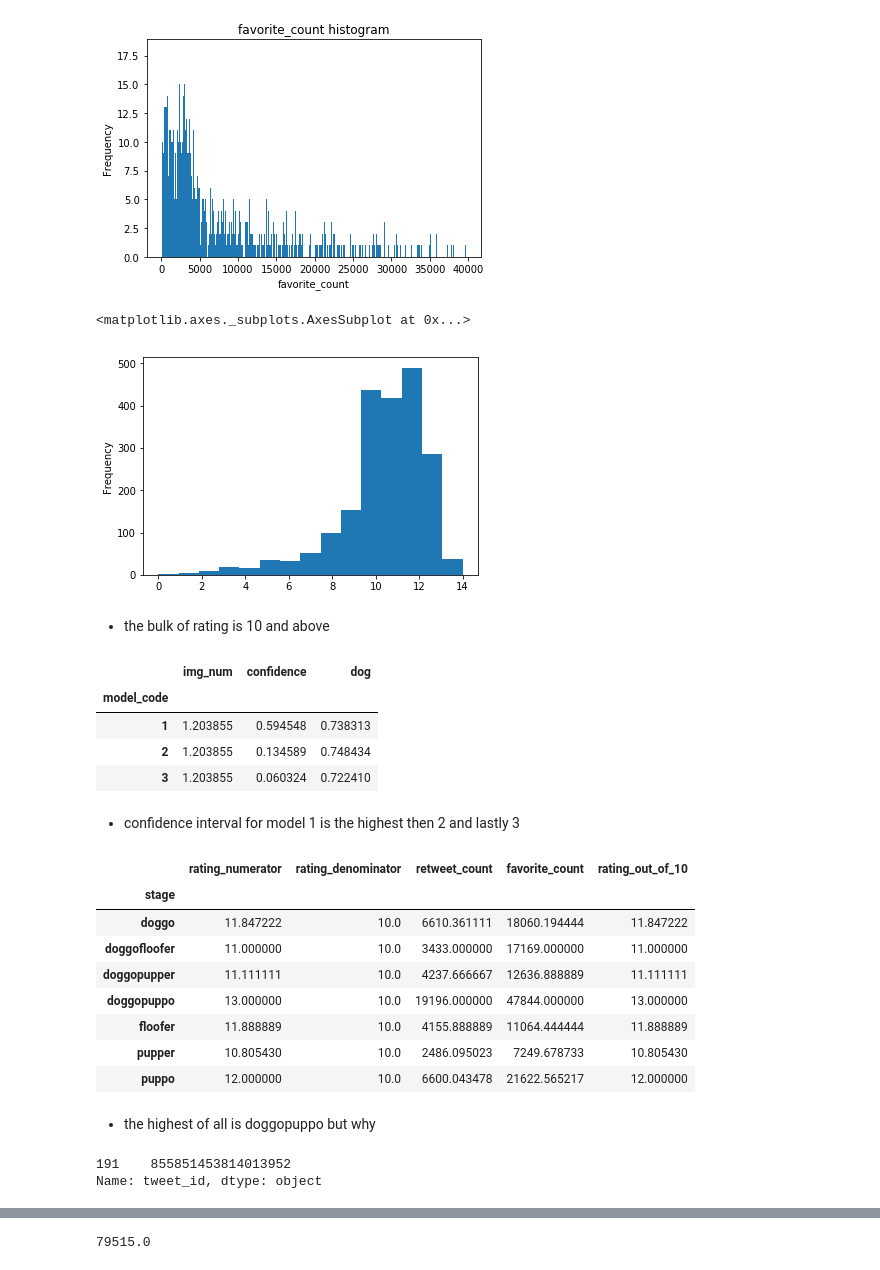
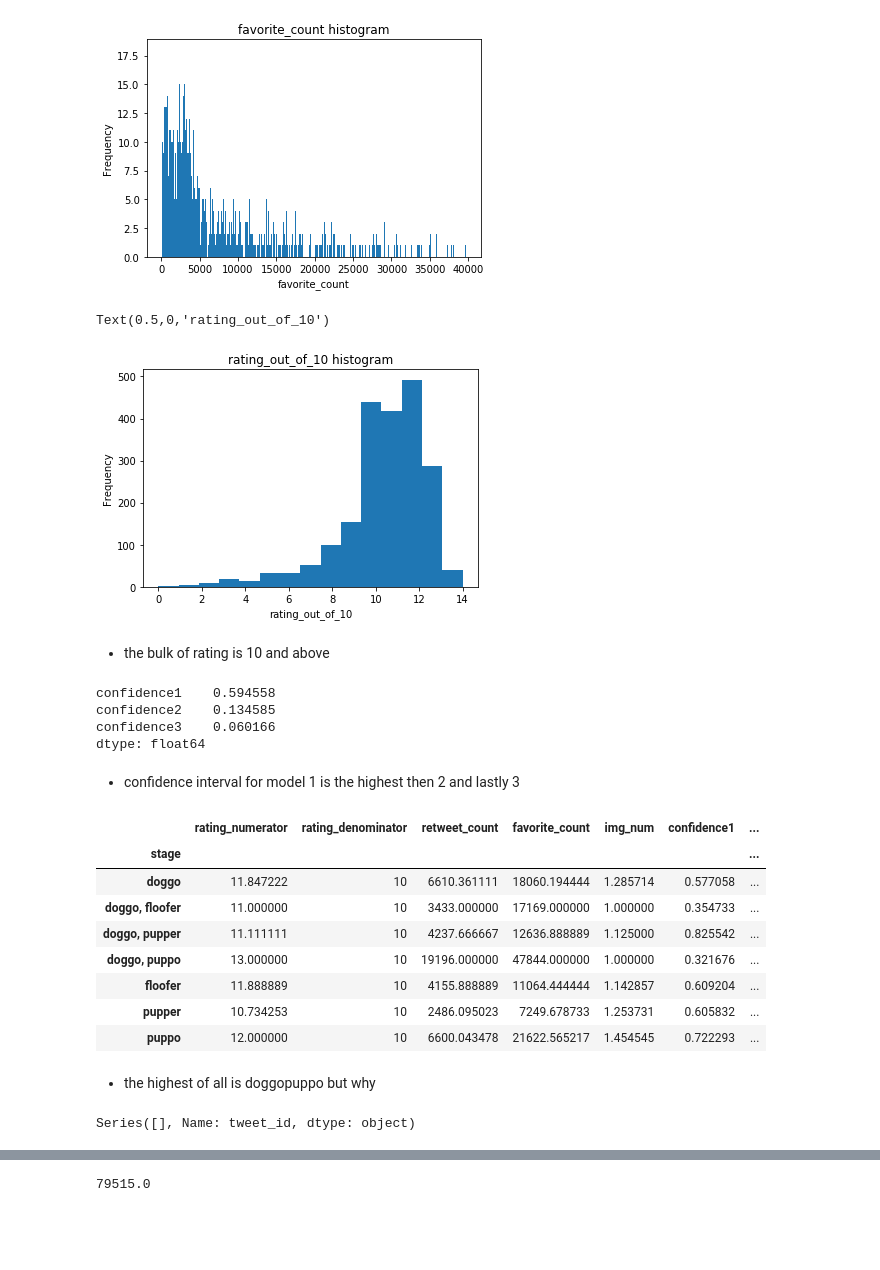
Before and after one commit to ahmed-mahmood-hanafy/wrangle_act, a Jupyter notebook: wrangle_act.ipynb, the cells around one changed output, grey strips where cells are left out. Drawn from its saved outputs; the diff is of its cells as text; code cells hidden in the pictures; blank space fills up the shorter version.

```diff
--- a/wrangle_act.ipynb
+++ b/wrangle_act.ipynb
@@ -477,0 +500,4 @@ some dogs have more than category may be it is a mistake but i will keep it for
+# %%
+twitter_archive_clean.stage.replace('doggopupper','doggo, pupper',inplace= True)
+twitter_archive_clean.stage.replace('doggofloofer','doggo, floofer',inplace= True)
+twitter_archive_clean.stage.replace('doggopuppo','doggo, puppo',inplace= True)
@@ -610,0 +695,2 @@ twitter_archive_clean.head()
+# %%
+twitter_archive_clean= pd.merge(twitter_archive_clean,image_predictions_clean,on = 'tweet_id',how='outer')
@@ -692,0 +836,2 @@ sound that it not worth it and alot of the lost urls were for retweets or replie
+# %%
+twitter_archive_clean.loc[twitter_archive_clean.text.str.contains(r"(\d+\.\d*\/\d+)"),'rating_numerator'] = twitter_archive_clean.text.str.extract(r"(\d+\.\d*)",expand= False)
@@ -692,0 +874,2 @@ sound that it not worth it and alot of the lost urls were for retweets or replie
+# %%
+twitter_archive_clean.rating_numerator = twitter_archive_clean.rating_numerator.astype('float')
@@ -941,40 +1038,40 @@ Text(0.5,0,'favorite_count')
 [figure]
 # %%
 twitter_archive_clean[twitter_archive_clean.rating_out_of_10 <= 20].rating_out_of_10.plot.hist(15)
+plt.title('rating_out_of_10 histogram')
+plt.xlabel('rating_out_of_10')
 # %% [output]
-<matplotlib.axes._subplots.AxesSubplot at 0x...>
+Text(0.5,0,'rating_out_of_10')
-[figure, old version]
+[figure, new version]
 # %% [markdown]
 - the bulk of rating is 10 and above
-# %%
-image_predictions_clean.groupby("model_code").mean()
-# %% [output]
-|  | img_num | confidence | dog |
-| model_code |  |  |  |
-| 1 | 1.203855 | 0.594548 | 0.738313 |
-| 2 | 1.203855 | 0.134589 | 0.748434 |
-| 3 | 1.203855 | 0.060324 | 0.722410 |
+# %%
+twitter_archive_clean[['confidence1' ,'confidence2' ,'confidence3']].mean()
+# %% [output]
+confidence1    0.594558
+confidence2    0.134585
+confidence3    0.060166
+dtype: float64
 # %% [markdown]
 - confidence interval for model 1 is the highest then 2 and lastly 3
 # %%
 twitter_archive_clean.groupby('stage').mean()
 # %% [output]
-|  | rating_numerator | rating_denominator | retweet_count | favorite_count | rating_out_of_10 |
-| stage |  |  |  |  |  |
-| doggo | 11.847222 | 10.0 | 6610.361111 | 18060.194444 | 11.847222 |
-| doggofloofer | 11.000000 | 10.0 | 3433.000000 | 17169.000000 | 11.000000 |
-| doggopupper | 11.111111 | 10.0 | 4237.666667 | 12636.888889 | 11.111111 |
-| doggopuppo | 13.000000 | 10.0 | 19196.000000 | 47844.000000 | 13.000000 |
-| floofer | 11.888889 | 10.0 | 4155.888889 | 11064.444444 | 11.888889 |
-| pupper | 10.805430 | 10.0 | 2486.095023 | 7249.678733 | 10.805430 |
-| puppo | 12.000000 | 10.0 | 6600.043478 | 21622.565217 | 12.000000 |
+|  | rating_numerator | rating_denominator | retweet_count | favorite_count | img_num | confidence1 | ... |
+| stage |  |  |  |  |  |  | ... |
+| doggo | 11.847222 | 10 | 6610.361111 | 18060.194444 | 1.285714 | 0.577058 | ... |
+| doggo, floofer | 11.000000 | 10 | 3433.000000 | 17169.000000 | 1.000000 | 0.354733 | ... |
+| doggo, pupper | 11.111111 | 10 | 4237.666667 | 12636.888889 | 1.125000 | 0.825542 | ... |
+| doggo, puppo | 13.000000 | 10 | 19196.000000 | 47844.000000 | 1.000000 | 0.321676 | ... |
+| floofer | 11.888889 | 10 | 4155.888889 | 11064.444444 | 1.142857 | 0.609204 | ... |
+| pupper | 10.734253 | 10 | 2486.095023 | 7249.678733 | 1.253731 | 0.605832 | ... |
+| puppo | 12.000000 | 10 | 6600.043478 | 21622.565217 | 1.454545 | 0.722293 | ... |
 # %% [markdown]
 - the highest of all is doggopuppo but why
 # %%
 twitter_archive_clean[twitter_archive_clean.stage == 'doggopuppo'].tweet_id
 # %% [output]
-191    855851453814013952
-Name: tweet_id, dtype: object
+Series([], Name: tweet_id, dtype: object)
 # %%
 image_predictions_clean[image_predictions_clean.tweet_id == 855851453814013952]
 # %% [output]
```
Also changed, not shown: parts of 64 cells of this notebook, 11 other files.
